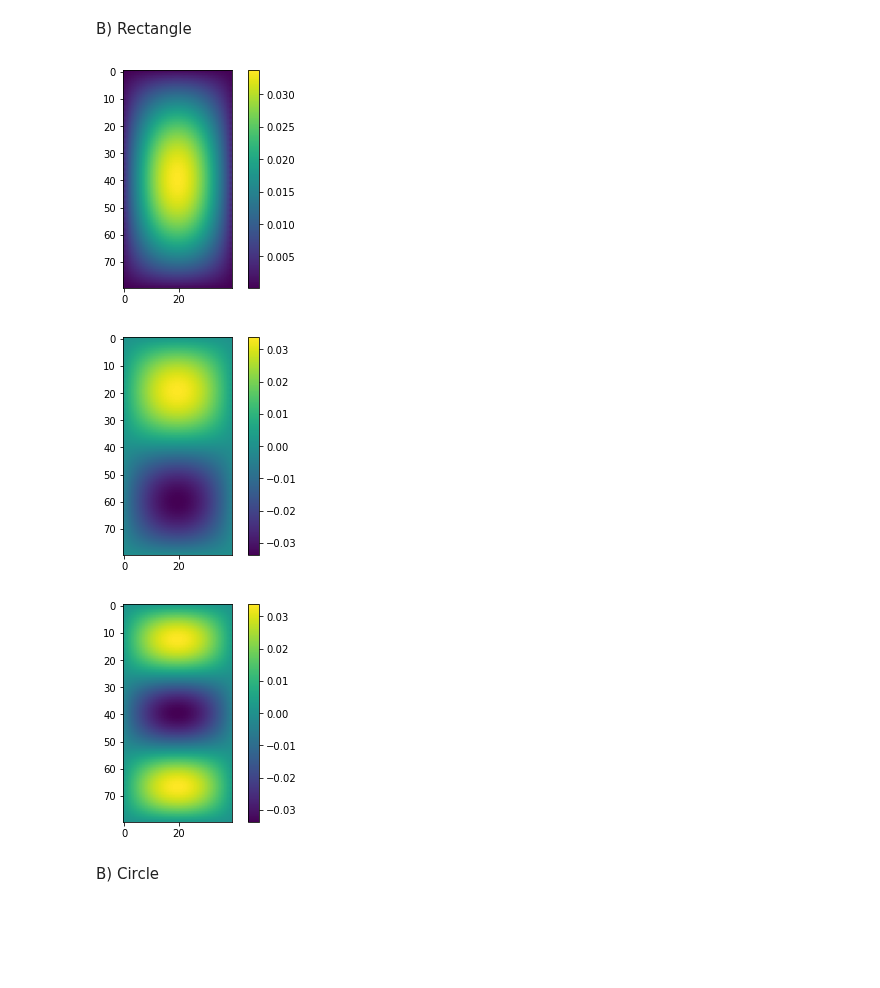
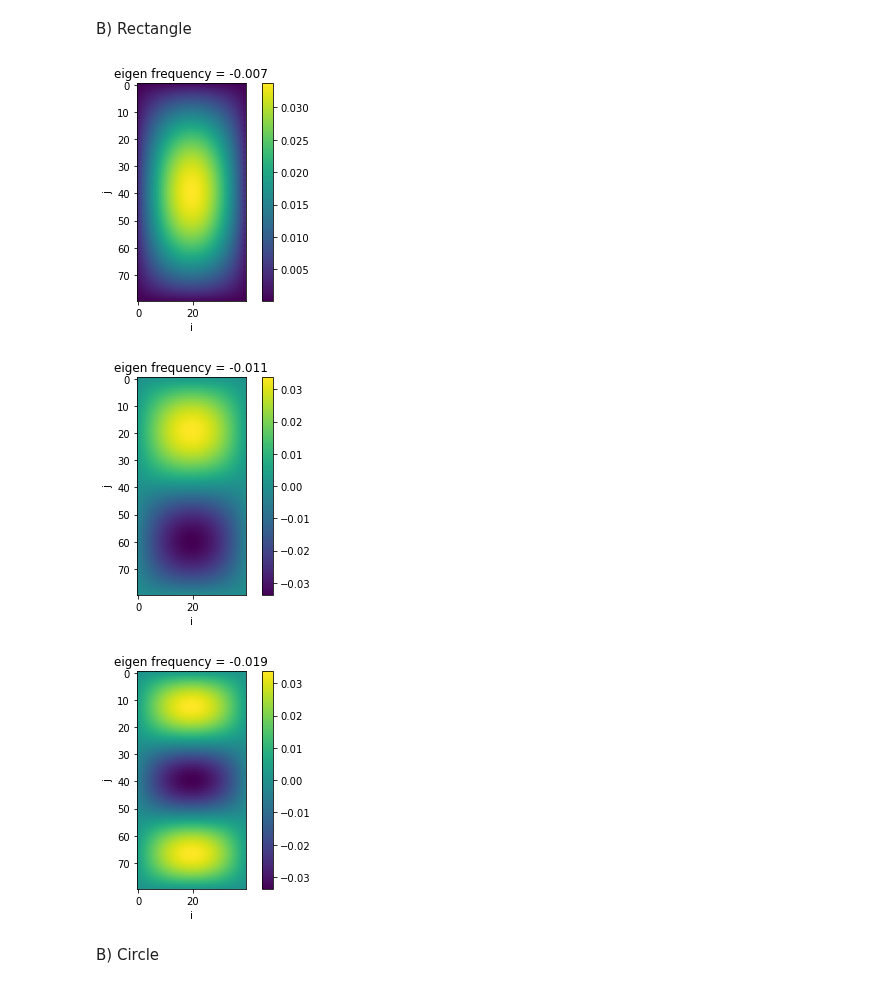
Before and after one commit to karellempes/ScieComp, a Jupyter notebook: Assignment 3/3.1Eigen modes of drums of different shapes.ipynb, the cells around one changed output. Cells and saved outputs as stored; diff of their text form; code cells hidden in the pictures; blank space fills up the shorter version.

```diff
--- a/Assignment 3/3.1Eigen modes of drums of different shapes.ipynb
+++ b/Assignment 3/3.1Eigen modes of drums of different shapes.ipynb
@@ -93,30 +125,42 @@ eigen, vector = linalg.eigh(M_rec)
 # %%
 smallest = np.argmin(np.abs(eigen))
 smallest_vector = vector[:,smallest]
 eigen_grid = np.reshape(smallest_vector, (N*2,N))
 colormap = plt.imshow(eigen_grid, cmap='viridis')
 plt.colorbar()
+s = eigen[np.argmin(np.abs(eigen))]
+plt.title("eigen frequency = {}".format(round(s, 3)))
+plt.xlabel('i')
+plt.ylabel('j')
 plt.show()
 
 eigen[smallest] = 100
 smallest = np.argmin(np.abs(eigen))
 smallest_vector = vector[:,smallest]
 eigen_grid = np.reshape(smallest_vector, (2*N,N))
 colormap = plt.imshow(eigen_grid, cmap='viridis')
 plt.colorbar()
+s = eigen[np.argmin(np.abs(eigen))]
+plt.title("eigen frequency = {}".format(round(s, 3)))
+plt.xlabel('i')
+plt.ylabel('j')
 plt.show()
 
 eigen[smallest] = 100
 smallest = np.argmin(np.abs(eigen))
 smallest_vector = vector[:,smallest]
 eigen_grid = np.reshape(smallest_vector, (2*N,N))
 colormap = plt.imshow(eigen_grid, cmap='viridis')
 plt.colorbar()
+s = eigen[np.argmin(np.abs(eigen))]
+plt.title("eigen frequency = {}".format(round(s, 3)))
+plt.xlabel('i')
+plt.ylabel('j')
 plt.show()
 # %% [output]
-[figure, old version]
+[figure, new version]
-[figure, old version]
+[figure, new version]
-[figure, old version]
+[figure, new version]
 # %% [markdown]
 B) Circle
 # %%
```
Also changed, not shown: parts of 12 cells of this notebook, 10 other files.
